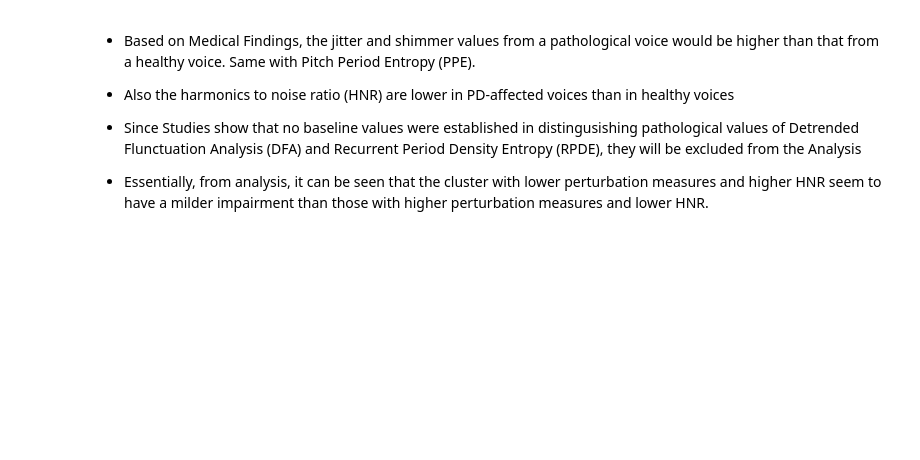
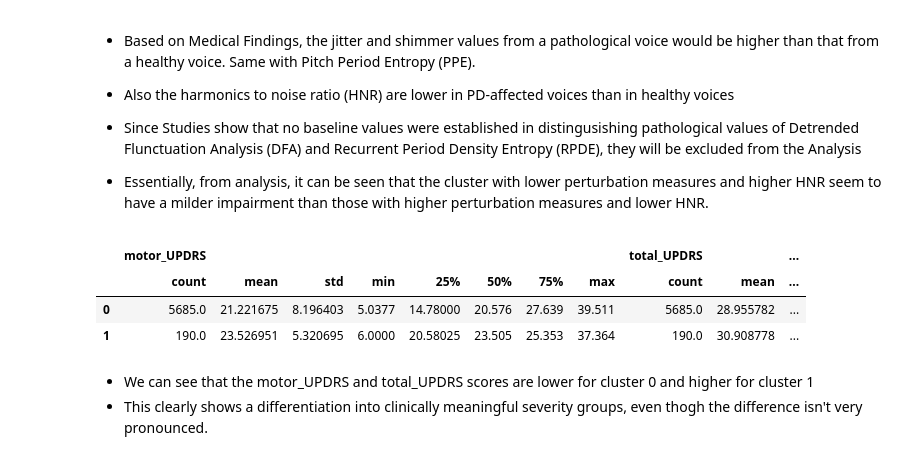
Before and after one commit to Vhickyem/Parkinson-s-Disease-Telemonitoring---Clustering-Analysis, a Jupyter notebook: Code.ipynb, the cells around one changed output. Drawn from its saved outputs; the diff is of its cells as text; code cells hidden in the pictures; blank space fills up the shorter version.

```diff
--- a/Code.ipynb
+++ b/Code.ipynb
@@ -460,3 +467,15 @@ px.bar(
 * Since Studies show that no baseline values were established in distingusishing pathological values of Detrended Flunctuation Analysis (DFA) and Recurrent Period Density Entropy (RPDE), they will be excluded from the Analysis
 
 * Essentially, from analysis, it can be seen that the cluster with lower perturbation measures and higher HNR seem to have a milder impairment than those with higher perturbation measures and lower HNR.
+# %%
+# Summarize the UPDRS score by cluster
+cluster_summary = voice.groupby(final_model.named_steps["kmeans"].labels_)[["motor_UPDRS", "total_UPDRS"]].describe()
+cluster_summary
+# %% [output]
+|  | motor_UPDRS |  |  |  |  |  |  |  | total_UPDRS |  | ... |
+|  | count | mean | std | min | 25% | 50% | 75% | max | count | mean | ... |
+| 0 | 5685.0 | 21.221675 | 8.196403 | 5.0377 | 14.78000 | 20.576 | 27.639 | 39.511 | 5685.0 | 28.955782 | ... |
+| 1 | 190.0 | 23.526951 | 5.320695 | 6.0000 | 20.58025 | 23.505 | 25.353 | 37.364 | 190.0 | 30.908778 | ... |
+# %% [markdown]
+* We can see that the motor_UPDRS and total_UPDRS scores are lower for cluster 0 and higher for cluster 1
+* This clearly shows a differentiation into clinically meaningful severity groups, even thogh the difference isn't very pronounced.
```
Also changed, not shown: parts of 1 cell of this notebook, 1 other file.
